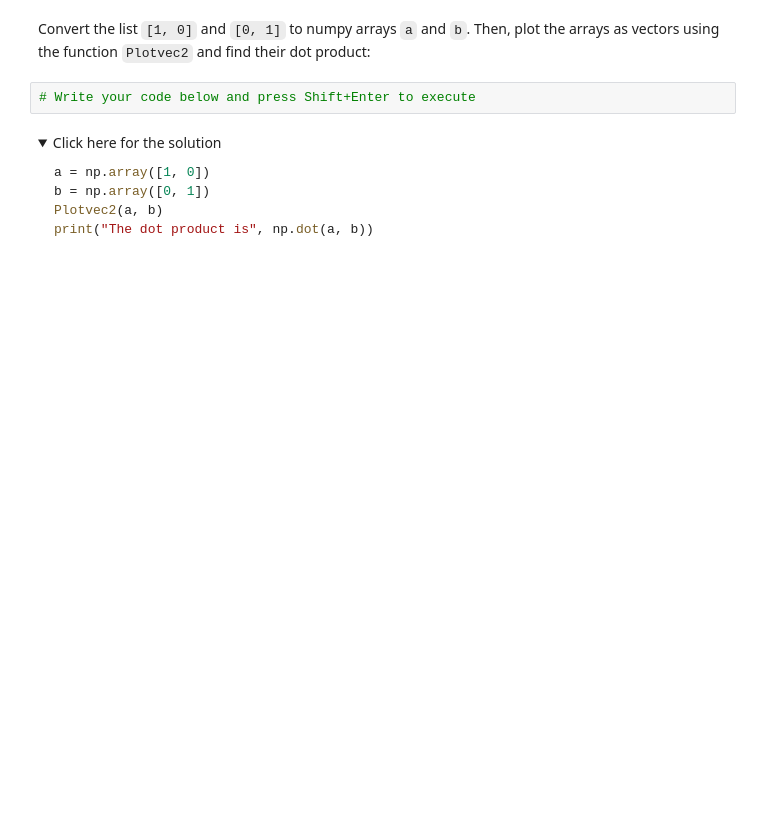
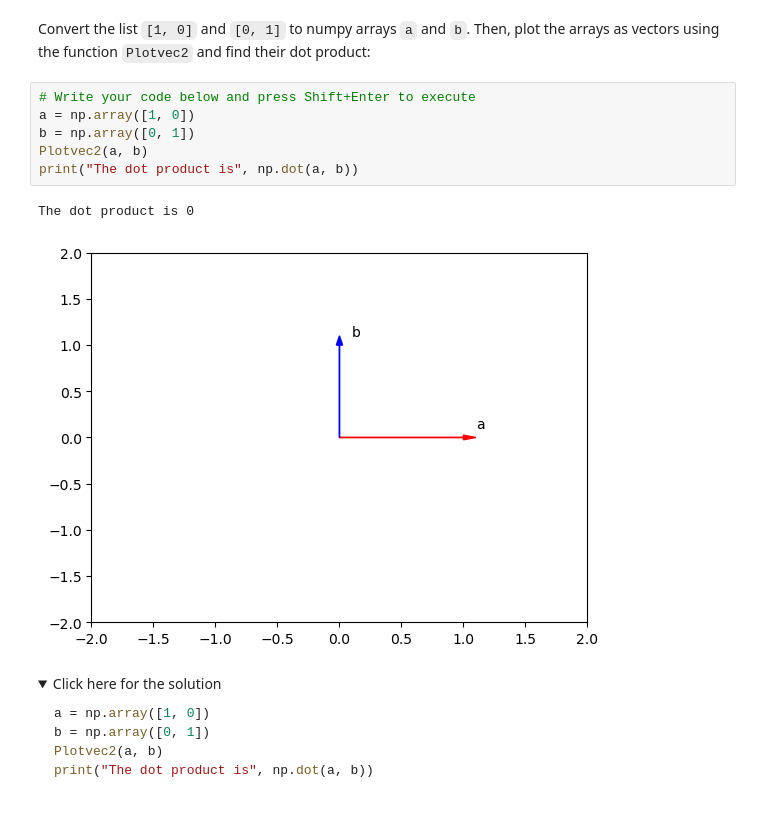
Before and after one commit to stevenkhwun/IBM_Data-Science, a Jupyter notebook: Hands-on_Lab/C4-W4-5_PY0101EN-5-1-Numpy1D.ipynb, the cells around one changed output. Drawn from its saved outputs; the diff is of its cells as text; folded sections open; blank space fills up the shorter version.

```diff
--- a/Hands-on_Lab/C4-W4-5_PY0101EN-5-1-Numpy1D.ipynb
+++ b/Hands-on_Lab/C4-W4-5_PY0101EN-5-1-Numpy1D.ipynb
@@ -932,6 +989,13 @@ print("The dot product is", np.dot(a,b))
 Convert the list <code>\[1, 0]</code> and <code>\[0, 1]</code> to numpy arrays <code>a</code> and <code>b</code>. Then, plot the arrays as vectors using the function <code>Plotvec2</code> and find their dot product:
 # %%
 # Write your code below and press Shift+Enter to execute
+a = np.array([1, 0])
+b = np.array([0, 1])
+Plotvec2(a, b)
+print("The dot product is", np.dot(a, b))
+# %% [output]
+The dot product is 0
+[figure, added]
 # %% [markdown]
 <details><summary>Click here for the solution</summary>
 
```
Also changed, not shown: parts of 24 cells of this notebook.
